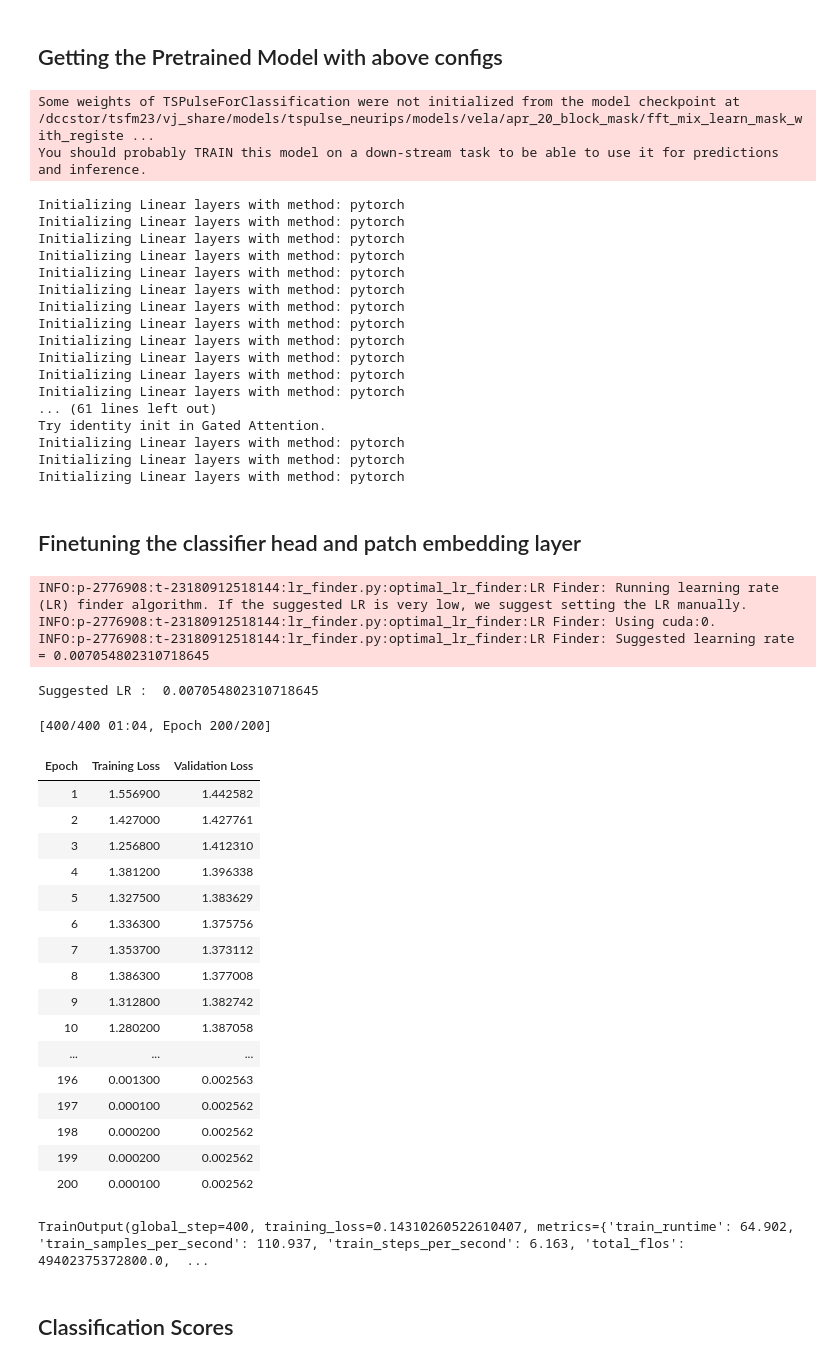
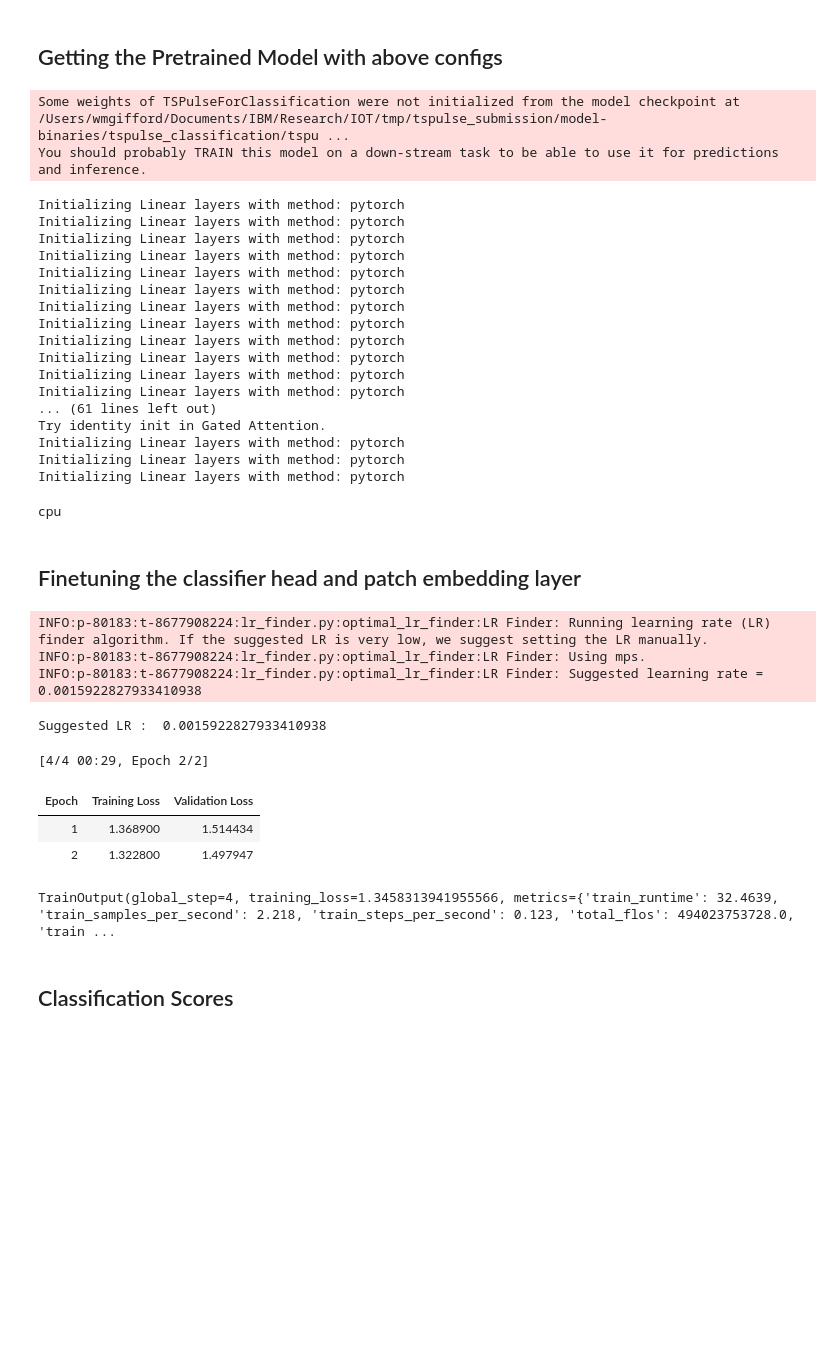
Before and after one commit to ibm-granite/granite-tsfm, a Jupyter notebook: notebooks/hfdemo/tspulse_classification.ipynb, the cells around one changed output. Saved outputs shown, nothing was run; the diff lists cells and outputs as text; code cells hidden in the pictures; blank space fills up the shorter version.

```diff
--- a/notebooks/hfdemo/tspulse_classification.ipynb
+++ b/notebooks/hfdemo/tspulse_classification.ipynb
@@ -32,6 +28,7 @@ set_seed(seed)
 dataset_name = "BasicMotions"
 # %%
 path = f"/datasets/{dataset_name}/{dataset_name}_TRAIN.ts"
+path =  "/Users/wmgifford/Downloads/BasicMotions/BasicMotions_TRAIN.ts"
 
 df_base = convert_tsfile_to_dataframe(
     path,
@@ -62,6 +59,7 @@ base_dataset = ClassificationDFDataset(
 )
 
 path = f"/datasets/{dataset_name}/{dataset_name}_TRAIN.ts"
+path = "/Users/wmgifford/Downloads/BasicMotions/BasicMotions_TEST.ts"
 
 df_test = convert_tsfile_to_dataframe(
     path,
@@ -123,9 +121,10 @@ config_dict["num_targets"] = df_base["class_vals"].nunique()
 ## Getting the Pretrained Model with above configs
 # %%
 model_path = "/tspulse/tspulse_classification/tspulse_model"
+model_path = "/Users/wmgifford/Documents/IBM/Research/IOT/tmp/tspulse_submission/model-binaries/tspulse_classification/tspulse_model"
 model = TSPulseForClassification.from_pretrained(model_path, **config_dict)
 # %% [output]
-Some weights of TSPulseForClassification were not initialized from the model checkpoint at /dccstor/tsfm23/vj_share/models/tspulse_neurips/models/vela/apr_20_block_mask/fft_mix_learn_mask_with_registe ...
+Some weights of TSPulseForClassification were not initialized from the model checkpoint at /Users/wmgifford/Documents/IBM/Research/IOT/tmp/tspulse_submission/model-binaries/tspulse_classification/tspu ...
 You should probably TRAIN this model on a down-stream task to be able to use it for predictions and inference.
 Initializing Linear layers with method: pytorch
 Initializing Linear layers with method: pytorch
@@ -146,7 +145,10 @@ Initializing Linear layers with method: pytorch
 Initializing Linear layers with method: pytorch
 # %%
 device = "cuda" if torch.cuda.is_available() else "cpu"
-model = model.to(device).float()
+# model = model.to(device).float()
+print(device)
+# %% [output]
+cpu
 # %%
 # Freezing Backbone except patch embedding layer....
 
@@ -166,7 +168,7 @@ temp_dir = tempfile.mkdtemp()
 
 suggested_lr = None
 
-train_dict = {"per_device_train_batch_size": 32, "num_train_epochs": 200, "eval_accumulation_steps": None}
+train_dict = {"per_device_train_batch_size": 32, "num_train_epochs": 2, "eval_accumulation_steps": None}
 
 EPOCHS = train_dict["num_train_epochs"]
 BATCH_SIZE = train_dict["per_device_train_batch_size"]
@@ -205,55 +207,41 @@ finetune_args = TrainingArguments(
 )
 
 # Create the early stopping callback
 early_stopping_callback = EarlyStoppingCallback(
     early_stopping_patience=100,  # Number of epochs with no improvement after which to stop
     early_stopping_threshold=0.0001,  # Minimum improvement required to consider as improvement
 )
 
 # Optimizer and scheduler
 optimizer = AdamW(model.parameters(), lr=suggested_lr)
 scheduler = OneCycleLR(
     optimizer,
     suggested_lr,
     epochs=EPOCHS,
     steps_per_epoch=math.ceil(len(train_dataset) / (BATCH_SIZE * NUM_GPUS)),
 )
 
 finetune_trainer = Trainer(
     model=model,
     args=finetune_args,
     train_dataset=train_dataset,
     eval_dataset=valid_dataset,
     callbacks=[early_stopping_callback],
     optimizers=(optimizer, scheduler),
 )
 
 # Fine tune
 finetune_trainer.train()
 # %% [output]
-INFO:p-2776908:t-23180912518144:lr_finder.py:optimal_lr_finder:LR Finder: Running learning rate (LR) finder algorithm. If the suggested LR is very low, we suggest setting the LR manually.
-INFO:p-2776908:t-23180912518144:lr_finder.py:optimal_lr_finder:LR Finder: Using cuda:0.
-INFO:p-2776908:t-23180912518144:lr_finder.py:optimal_lr_finder:LR Finder: Suggested learning rate = 0.007054802310718645
+INFO:p-80183:t-8677908224:lr_finder.py:optimal_lr_finder:LR Finder: Running learning rate (LR) finder algorithm. If the suggested LR is very low, we suggest setting the LR manually.
+INFO:p-80183:t-8677908224:lr_finder.py:optimal_lr_finder:LR Finder: Using mps.
+INFO:p-80183:t-8677908224:lr_finder.py:optimal_lr_finder:LR Finder: Suggested learning rate = 0.0015922827933410938
-Suggested LR :  0.007054802310718645
+Suggested LR :  0.0015922827933410938
-[400/400 01:04, Epoch 200/200]
+[4/4 00:29, Epoch 2/2]
 | Epoch | Training Loss | Validation Loss |
-| 1 | 1.556900 | 1.442582 |
-| 2 | 1.427000 | 1.427761 |
-| 3 | 1.256800 | 1.412310 |
-| 4 | 1.381200 | 1.396338 |
-| 5 | 1.327500 | 1.383629 |
-| 6 | 1.336300 | 1.375756 |
-| 7 | 1.353700 | 1.373112 |
-| 8 | 1.386300 | 1.377008 |
-| 9 | 1.312800 | 1.382742 |
-| 10 | 1.280200 | 1.387058 |
-| ... | ... | ... |
-| 196 | 0.001300 | 0.002563 |
-| 197 | 0.000100 | 0.002562 |
-| 198 | 0.000200 | 0.002562 |
-| 199 | 0.000200 | 0.002562 |
-| 200 | 0.000100 | 0.002562 |
+| 1 | 1.368900 | 1.514434 |
+| 2 | 1.322800 | 1.497947 |
-TrainOutput(global_step=400, training_loss=0.14310260522610407, metrics={'train_runtime': 64.902, 'train_samples_per_second': 110.937, 'train_steps_per_second': 6.163, 'total_flos': 49402375372800.0,  ...
+TrainOutput(global_step=4, training_loss=1.3458313941955566, metrics={'train_runtime': 32.4639, 'train_samples_per_second': 2.218, 'train_steps_per_second': 0.123, 'total_flos': 494023753728.0, 'train ...
 # %% [markdown]
 ## Classification Scores
 # %%
```
Also changed, not shown: parts of 4 cells of this notebook.
